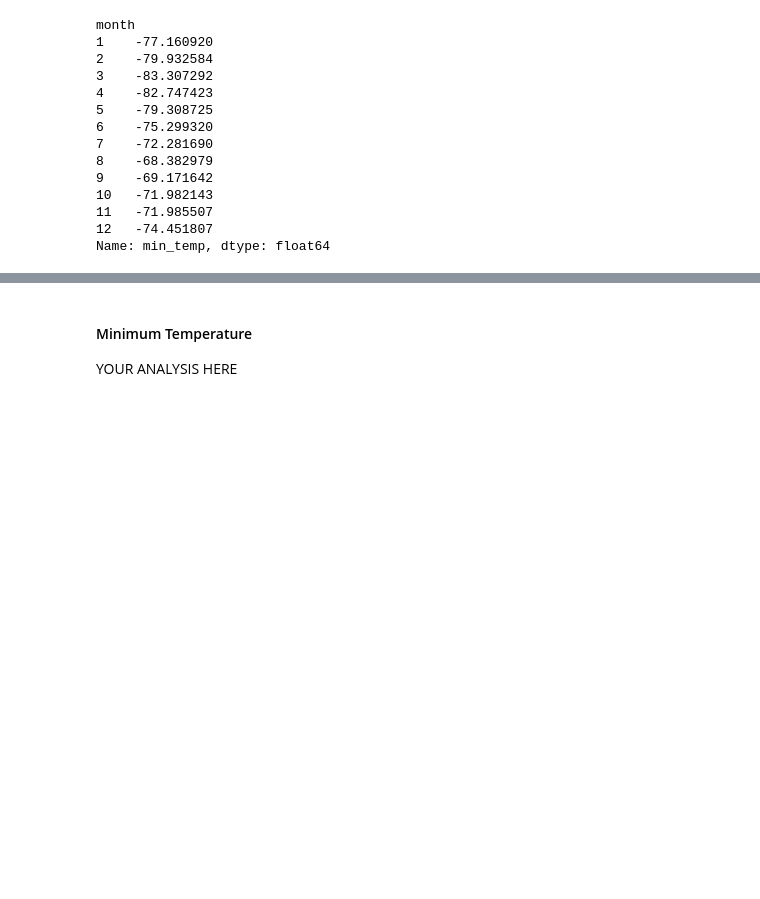
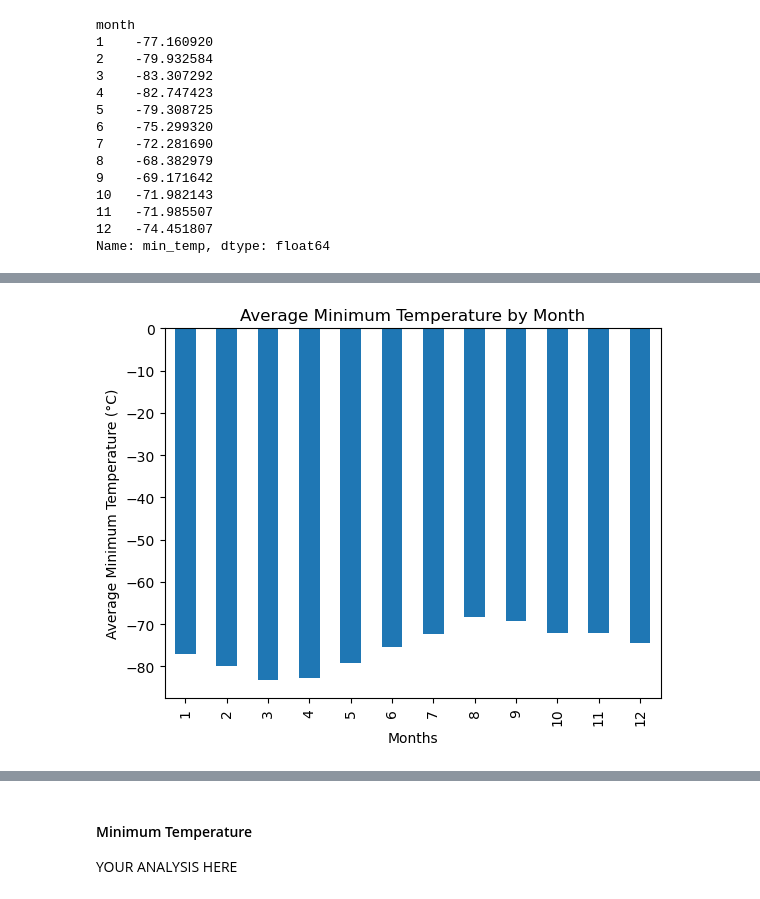
Before and after one commit to deangelica23/Data_Collection, a Jupyter notebook: part_2_mars_weather.ipynb, the cells around one changed output, grey strips where cells are left out. Saved outputs shown, nothing was run; the diff lists cells and outputs as text; code cells hidden in the pictures; blank space fills up the shorter version.

```diff
--- a/part_2_mars_weather.ipynb
+++ b/part_2_mars_weather.ipynb
@@ -160,2 +161,16 @@ Name: min_temp, dtype: float64
+# %%
+# Plot the average minimum temperature by month
+
+avg_min_temp_by_month.plot(kind='bar')
+
+
+plt.xlabel('Months')
+plt.ylabel('Average Minimum Temperature (°C)')
+plt.title('Average Minimum Temperature by Month')
+
+
+plt.show()
+# %% [output]
+[figure, added]
 # %%
 # Identify the coldest and hottest months in Curiosity's location by sorting the previous graph
```
Also changed, not shown: parts of 16 cells of this notebook, 1 other file.
